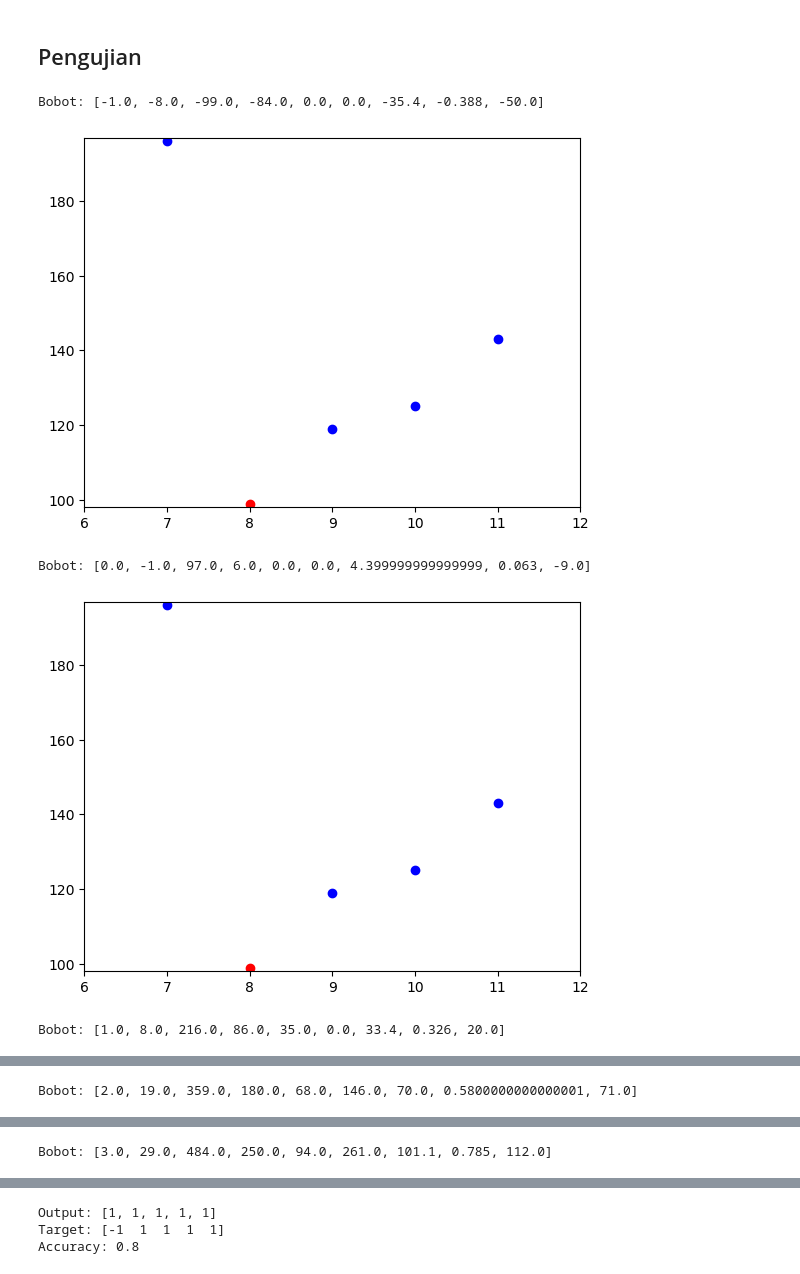
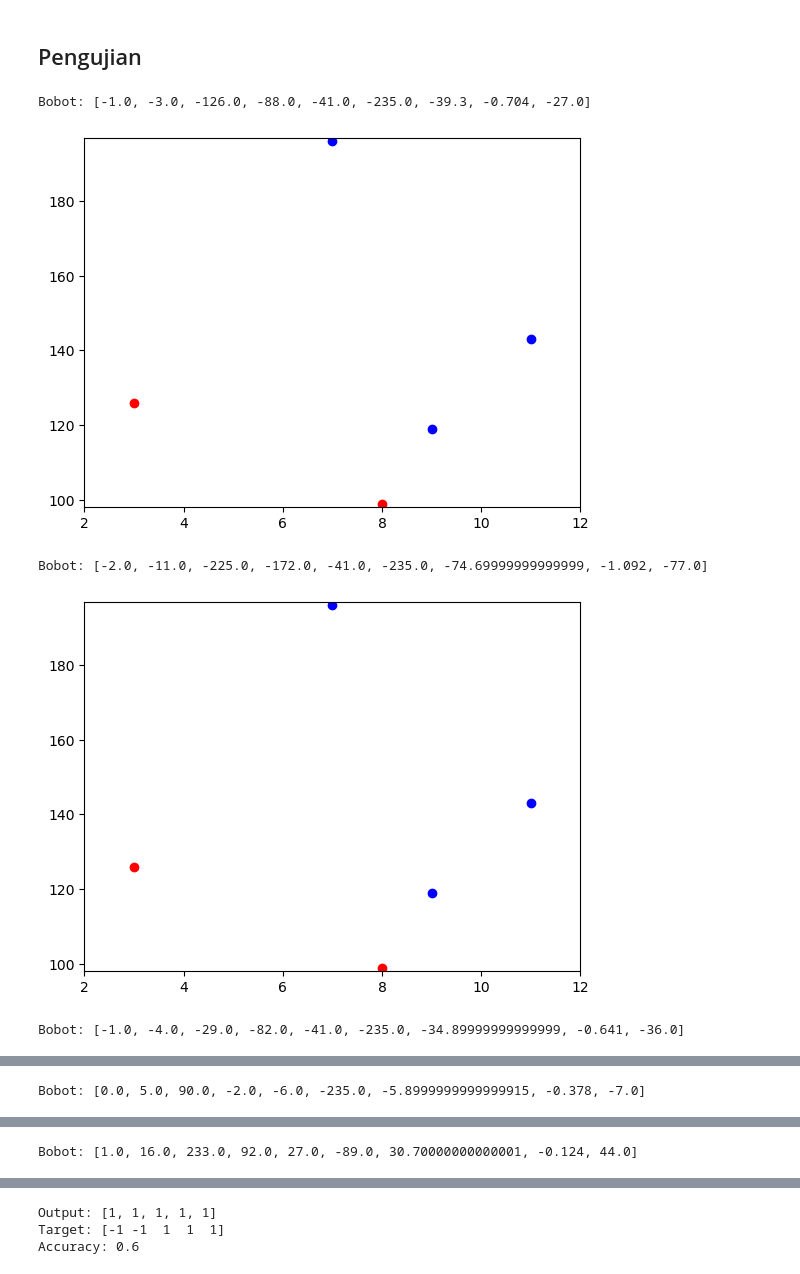
Before and after one commit to rayhanegar/jst-d-code, a Jupyter notebook: POST 2_RAYHAN EGAR_225150201111014.ipynb, the cells around one changed output, grey strips where cells are left out. Cells and saved outputs as stored; diff of their text form; code cells hidden in the pictures.

```diff
--- a/POST 2_RAYHAN EGAR_225150201111014.ipynb
+++ b/POST 2_RAYHAN EGAR_225150201111014.ipynb
@@ -125,25 +125,25 @@ data.head()
 ## Pengujian
 # %%
 #isilah array train oleh praktikan berdasarkan nilai data pada baris data ke-21 sampai ke-25
-train = data.iloc[21:26]
+train = data.iloc[20:25]
 train = train.drop(columns=['Outcome'])
 train = np.array(train)
 
 #isilah array target oleh praktikan berdasarkan nilai data pada baris data ke-21 sampai ke-25
-target = data.iloc[21:26]
+target = data.iloc[20:25]
 target = target['Outcome']
 target = np.array(target)
 
 model = hebb_fit(train, target, verbose=True, draw=True)
 output = hebb_predict(train, model)
 accuracy = calc_accuracy(output, target)
 
 print('Output:', output)
 print('Target:', target)
 print('Accuracy:', accuracy)
 # %% [output]
-Bobot: [-1.0, -8.0, -99.0, -84.0, 0.0, 0.0, -35.4, -0.388, -50.0]
+Bobot: [-1.0, -3.0, -126.0, -88.0, -41.0, -235.0, -39.3, -0.704, -27.0]
-[figure, old version]
+[figure, new version]
-Bobot: [0.0, -1.0, 97.0, 6.0, 0.0, 0.0, 4.399999999999999, 0.063, -9.0]
+Bobot: [-2.0, -11.0, -225.0, -172.0, -41.0, -235.0, -74.69999999999999, -1.092, -77.0]
-[figure, old version]
+[figure, new version]
-Bobot: [1.0, 8.0, 216.0, 86.0, 35.0, 0.0, 33.4, 0.326, 20.0]
+Bobot: [-1.0, -4.0, -29.0, -82.0, -41.0, -235.0, -34.89999999999999, -0.641, -36.0]
@@ -151 +151 @@ Bobot: [1.0, 8.0, 216.0, 86.0, 35.0, 0.0, 33.4, 0.326, 20.0]
-Bobot: [2.0, 19.0, 359.0, 180.0, 68.0, 146.0, 70.0, 0.5800000000000001, 71.0]
+Bobot: [0.0, 5.0, 90.0, -2.0, -6.0, -235.0, -5.8999999999999915, -0.378, -7.0]
@@ -153 +153 @@ Bobot: [2.0, 19.0, 359.0, 180.0, 68.0, 146.0, 70.0, 0.5800000000000001, 71.0]
-Bobot: [3.0, 29.0, 484.0, 250.0, 94.0, 261.0, 101.1, 0.785, 112.0]
+Bobot: [1.0, 16.0, 233.0, 92.0, 27.0, -89.0, 30.70000000000001, -0.124, 44.0]
@@ -155,6 +155,6 @@ Bobot: [3.0, 29.0, 484.0, 250.0, 94.0, 261.0, 101.1, 0.785, 112.0]
 Output: [1, 1, 1, 1, 1]
-Target: [-1  1  1  1  1]
-Accuracy: 0.8
+Target: [-1 -1  1  1  1]
+Accuracy: 0.6
 # %%
 print(train)
 # %% [output]
```
Also changed, not shown: parts of 4 cells of this notebook.
